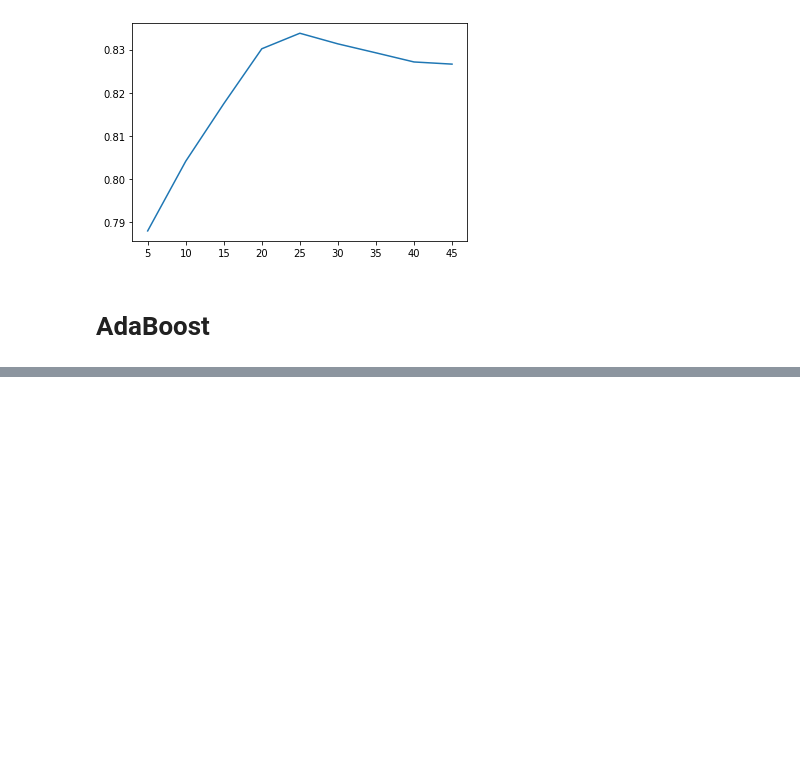
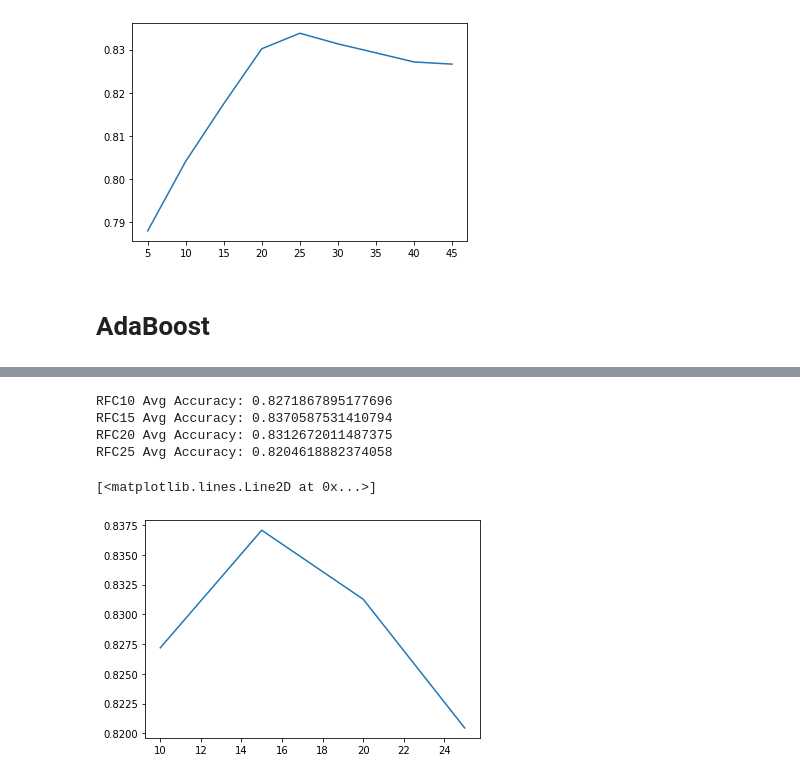
Before and after one commit to yy3018/Hotel_Reservation_Cancellation_Prediction, a Jupyter notebook: Ensemble.ipynb, the cells around one changed output, grey strips where cells are left out. Saved outputs shown, nothing was run; the diff lists cells and outputs as text; code cells hidden in the pictures; blank space fills up the shorter version.

```diff
--- a/Ensemble.ipynb
+++ b/Ensemble.ipynb
@@ -153,0 +241,46 @@ plt.plot([5,10,15,20,25,30,35,40,45],
+# %%
+kf = KFold(n_splits=10)
+# %%
+
+score10 = []
+score15 = []
+score20 = []
+score25 = []
+
+
+GBC10 = GradientBoostingClassifier(random_state=1, max_depth = 10,n_estimators = 50)
+GBC15 = GradientBoostingClassifier(random_state=2, max_depth = 15,n_estimators = 50)
+GBC20 = GradientBoostingClassifier(random_state=3, max_depth = 20,n_estimators = 50)
+GBC25 = GradientBoostingClassifier(random_state=4, max_depth = 25,n_estimators = 50)
+
+
+for train_index, val_index in kf.split(X_train):
+    X_Ktrain, X_val = X_train[train_index], X_train[val_index]
+    y_Ktrain, y_val = y_train[train_index], y_train[val_index]
+
+    GBC10.fit(X_Ktrain,y_Ktrain)
+    GBC15.fit(X_Ktrain,y_Ktrain)
+    GBC20.fit(X_Ktrain,y_Ktrain)
+    GBC25.fit(X_Ktrain,y_Ktrain)
+
+
+    score10.append(GBC10.score(X_val,y_val))
+    score15.append(GBC15.score(X_val,y_val))
+    score20.append(GBC20.score(X_val,y_val))
+    score25.append(GBC25.score(X_val,y_val))
+# %%
+print("RFC10 Avg Accuracy:",np.mean(score10))
+print("RFC15 Avg Accuracy:",np.mean(score15))
+print("RFC20 Avg Accuracy:",np.mean(score20))
+print("RFC25 Avg Accuracy:",np.mean(score25))
+
+# Depth 25 performs best
+plt.plot([10,15,20,25],
+    [np.mean(score10),np.mean(score15),np.mean(score20),np.mean(score25)])
+# %% [output]
+RFC10 Avg Accuracy: 0.8271867895177696
+RFC15 Avg Accuracy: 0.8370587531410794
+RFC20 Avg Accuracy: 0.8312672011487375
+RFC25 Avg Accuracy: 0.8204618882374058
+[<matplotlib.lines.Line2D at 0x...>]
+[figure, added]
```
Also changed, not shown: parts of 7 cells of this notebook.
